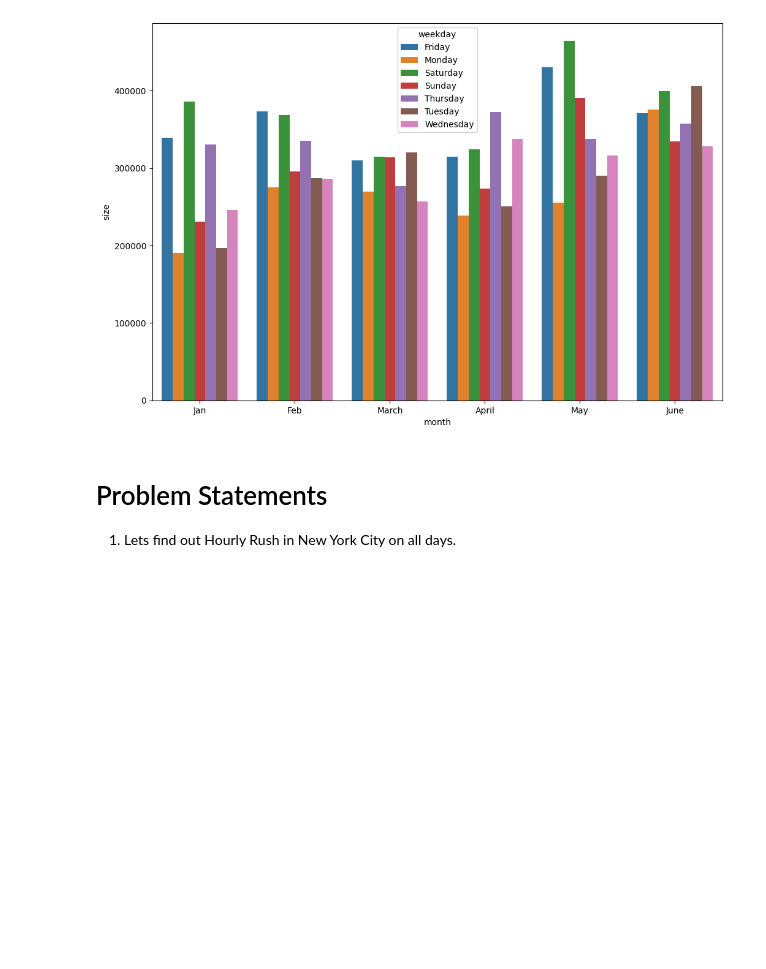
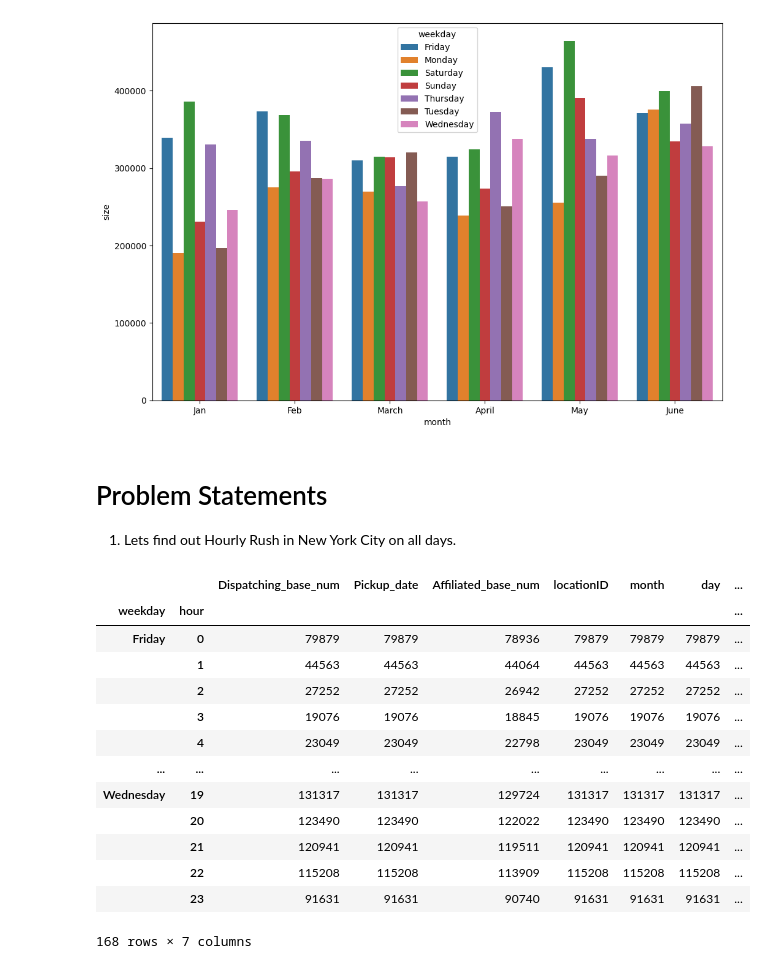
Before and after one commit to Sumetjutha/031_Real_Project_Analysis_Python, a Jupyter notebook: 001_prepare_data.ipynb, the cells around one changed output. Drawn from its saved outputs; the diff is of its cells as text; code cells hidden in the pictures; blank space fills up the shorter version.

```diff
--- a/001_prepare_data.ipynb
+++ b/001_prepare_data.ipynb
@@ -307,3 +307,21 @@ sns.barplot(x = 'month', y = 'size', hue = 'weekday', data = temp)
 # Problem Statements
 
 1. Lets find out Hourly Rush in New York City on all days.
+# %%
+# group by weekday, hour and count
+uber_15.groupby(['weekday','hour']).count()
+# %% [output]
+|  |  | Dispatching_base_num | Pickup_date | Affiliated_base_num | locationID | month | day | ... |
+| weekday | hour |  |  |  |  |  |  | ... |
+| Friday | 0 | 79879 | 79879 | 78936 | 79879 | 79879 | 79879 | ... |
+|  | 1 | 44563 | 44563 | 44064 | 44563 | 44563 | 44563 | ... |
+|  | 2 | 27252 | 27252 | 26942 | 27252 | 27252 | 27252 | ... |
+|  | 3 | 19076 | 19076 | 18845 | 19076 | 19076 | 19076 | ... |
+|  | 4 | 23049 | 23049 | 22798 | 23049 | 23049 | 23049 | ... |
+| ... | ... | ... | ... | ... | ... | ... | ... | ... |
+| Wednesday | 19 | 131317 | 131317 | 129724 | 131317 | 131317 | 131317 | ... |
+|  | 20 | 123490 | 123490 | 122022 | 123490 | 123490 | 123490 | ... |
+|  | 21 | 120941 | 120941 | 119511 | 120941 | 120941 | 120941 | ... |
+|  | 22 | 115208 | 115208 | 113909 | 115208 | 115208 | 115208 | ... |
+|  | 23 | 91631 | 91631 | 90740 | 91631 | 91631 | 91631 | ... |
+168 rows × 7 columns
```
Also changed, not shown: parts of 4 cells of this notebook.
